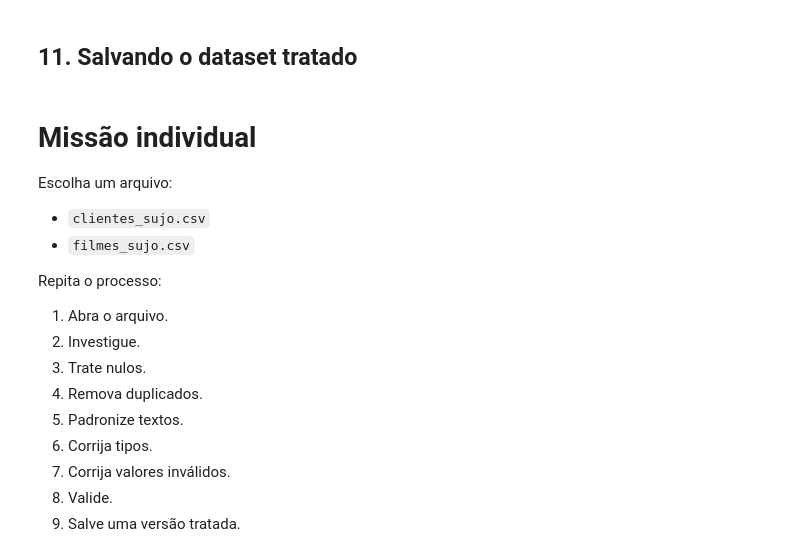
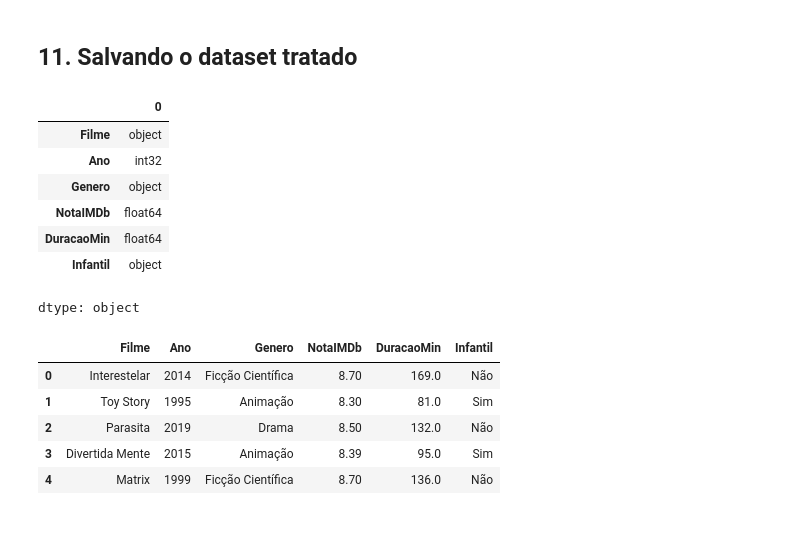
Before and after one commit to KzRubens/machine_learning, a Jupyter notebook: Aula 02/Aula02_Limpeza_Preparacao_Dados/Aula02_Colab.ipynb, the cells around one changed output. Drawn from its saved outputs; the diff is of its cells as text; code cells hidden in the pictures; blank space fills up the shorter version.

```diff
--- a/Aula 02/Aula02_Limpeza_Preparacao_Dados/Aula02_Colab.ipynb
+++ b/Aula 02/Aula02_Limpeza_Preparacao_Dados/Aula02_Colab.ipynb
@@ -111,8 +187,4 @@ df[df["Frequencia"] > 100]
 ## 9. Corrigindo valores inválidos
 
 As decisões abaixo são didáticas. Em projetos reais, consulte as regras do negócio.
-# %%
-# Troca idades negativas pela mediana das idades válidas
-idade_mediana_valida = int(df[df["Idade"] >= 0]["Idade"].median())
-df.loc[df["Idade"] < 0, "Idade"] = idade_mediana_valida
 # %%
@@ -135,25 +238,20 @@ df.head(10)
 # %% [markdown]
 ## 11. Salvando o dataset tratado
 # %%
-df.to_csv("alunos_tratado.csv", index=False)
+df.to_csv("filmes_tratado.csv", index=False)
 
-print("Arquivo alunos_tratado.csv salvo com sucesso!")
+
+df['Ano'] = df['Ano'].replace('dois mil e vinte e três', 2023)
+
+df['Ano'] = pd.to_numeric(df['Ano'], errors='coerce')
+
+df.dtypes
+# %% [output]
+|  | 0 |
+| Filme | object |
+| Ano | int32 |
+| Genero | object |
+| NotaIMDb | float64 |
+| DuracaoMin | float64 |
+| Infantil | object |
+dtype: object
-# %% [markdown]
-# Missão individual
-
-Escolha um arquivo:
-
-- `clientes_sujo.csv`
-- `filmes_sujo.csv`
-
-Repita o processo:
-
-1. Abra o arquivo.
-2. Investigue.
-3. Trate nulos.
-4. Remova duplicados.
-5. Padronize textos.
-6. Corrija tipos.
-7. Corrija valores inválidos.
-8. Valide.
-9. Salve uma versão tratada.
@@ -161,0 +258,10 @@ Repita o processo:
+# %%
+df['Ano'] = df['Ano'].dt.year
+display(df.head())
+# %% [output]
+|  | Filme | Ano | Genero | NotaIMDb | DuracaoMin | Infantil |
+| 0 | Interestelar | 2014 | Ficção Científica | 8.70 | 169.0 | Não |
+| 1 | Toy Story | 1995 | Animação | 8.30 | 81.0 | Sim |
+| 2 | Parasita | 2019 | Drama | 8.50 | 132.0 | Não |
+| 3 | Divertida Mente | 2015 | Animação | 8.39 | 95.0 | Sim |
+| 4 | Matrix | 1999 | Ficção Científica | 8.70 | 136.0 | Não |
```
Also changed, not shown: parts of 34 cells of this notebook.
